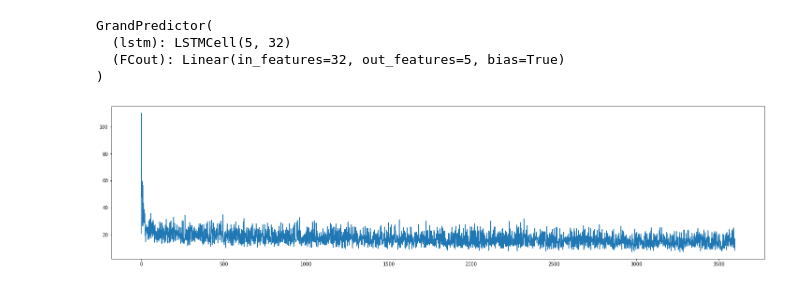
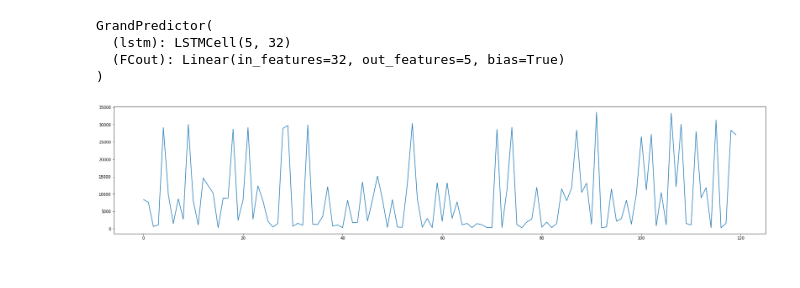
Before and after one commit to Kicory/ML_StockPJ, a Jupyter notebook: Notebook/TheGrandPredictor.ipynb, the cells around one changed output. Cells and saved outputs as stored; diff of their text form; code cells hidden in the pictures.

```diff
--- a/Notebook/TheGrandPredictor.ipynb
+++ b/Notebook/TheGrandPredictor.ipynb
@@ -66,6 +66,7 @@ pytorch가 용하게도 input의 첫 번째 원소를 minibatch의 갯수로 인
 # %%
 UsingCols = [4, 1, 2, 3, 5]
 LSTMHiddenSize = 32
+DATA_PATH = os.path.join(data_dir, 'KS DIFF LOG.csv')
 # %%
 UsingColsCnt = len(UsingCols)
 # %%
@@ -97,14 +98,14 @@ class GrandPredictor(nn.Module):
   def __init__(self, hiddenSize=32):
     super(GrandPredictor, self).__init__()
 
-    self.lstm = nn.LSTMCell(UsingColsCnt, hiddenSize)
+    self.lstm1 = nn.LSTMCell(UsingColsCnt, hiddenSize)
     self.FCout = nn.Linear(hiddenSize, UsingColsCnt)
 
   def forward(self, x, h=None, c=None):
     if h is None or c is None:
-      h, c = self.lstm(x)
+      h, c = self.lstm1(x)
     else:
-      h, c = self.lstm(x, (h, c))
+      h, c = self.lstm1(x, (h, c))
     prediction = self.FCout(h)
     return prediction, h, c
 # %%
@@ -114,7 +115,7 @@ predictor = predictor.to(device)
 # Print your neural network structure
 print(predictor)
 
-optimizer = optim.Adam(predictor.parameters(), lr=0.0005)
+optimizer = optim.Adam(predictor.parameters(), lr=0.001)
 # %% [output]
 GrandPredictor(
   (lstm): LSTMCell(5, 32)
@@ -163,37 +164,37 @@ def predictorTrainer(predictor, x, futureRatio=0.5, TFRatio=0.5):
 
     return torch.stack(output)
 # %%
-maxEpoch = 30
+maxEpoch = 1
 batchSize = 32
 seqLen = 20
 # %%
 # Training process
 
 it = 0
 predictor.train()
 
 losses = []
 prices = []
 
 for epoch in range(maxEpoch):
-  reader = getInputData(os.path.join(data_dir, '000020.KS.csv'), seqLen, batchSize)
+  reader = getInputData(DATA_PATH, seqLen, batchSize)
   predictor.train()
   for data in reader:
     it = it + 1
     data = data.to(device);
     esti = predictorTrainer(predictor, data, 0.8, 0.5)
-    loss = F.mse_loss(esti, data, reduction='sum') + F.l1_loss(esti[:,:,0], data[:,:,0], reduction='sum') * 5
+    loss = F.mse_loss(esti, data)
     #prices += esti[:, :, 3].cpu().detach().view(seqSize).tolist()
     optimizer.zero_grad()
     loss.backward()
     optimizer.step()
     losses.append(loss.item())
 
-plt.figure(figsize=(25, 6))
+plt.figure(figsize=(30, 6))
 plt.plot(losses, label='train loss')
 plt.show()
 # %% [output]
-[figure, old version]
+[figure, new version]
 # %%
 def testDataLoader(theFile):
   reader = pd.read_csv(theFile, sep=',', chunksize=1, usecols=UsingCols)
```
Also changed, not shown: parts of 1 cell of this notebook.
